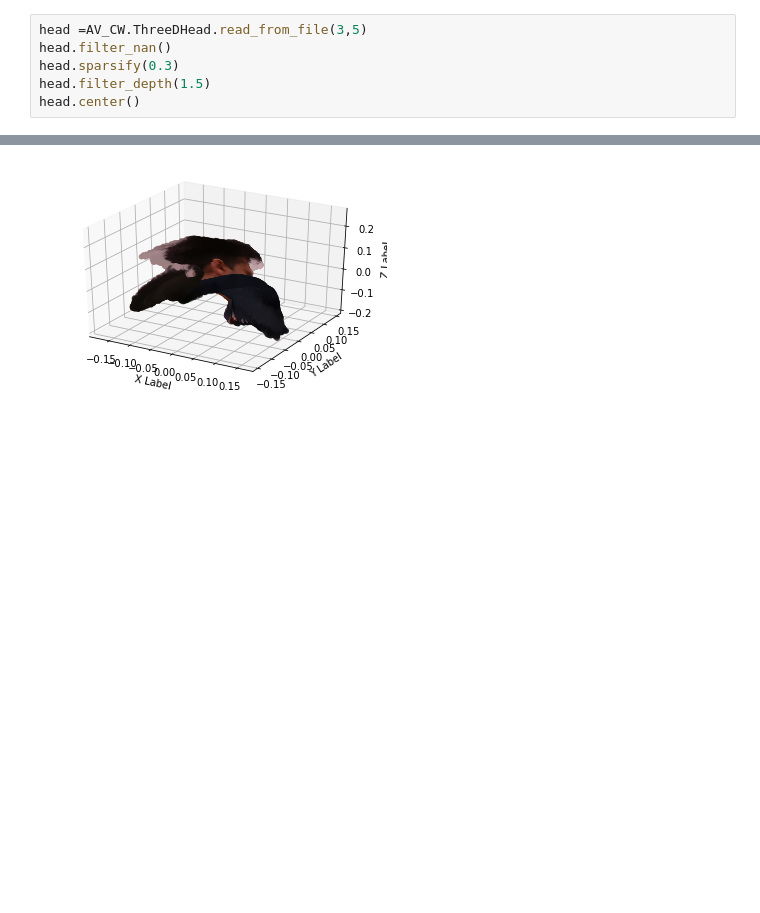
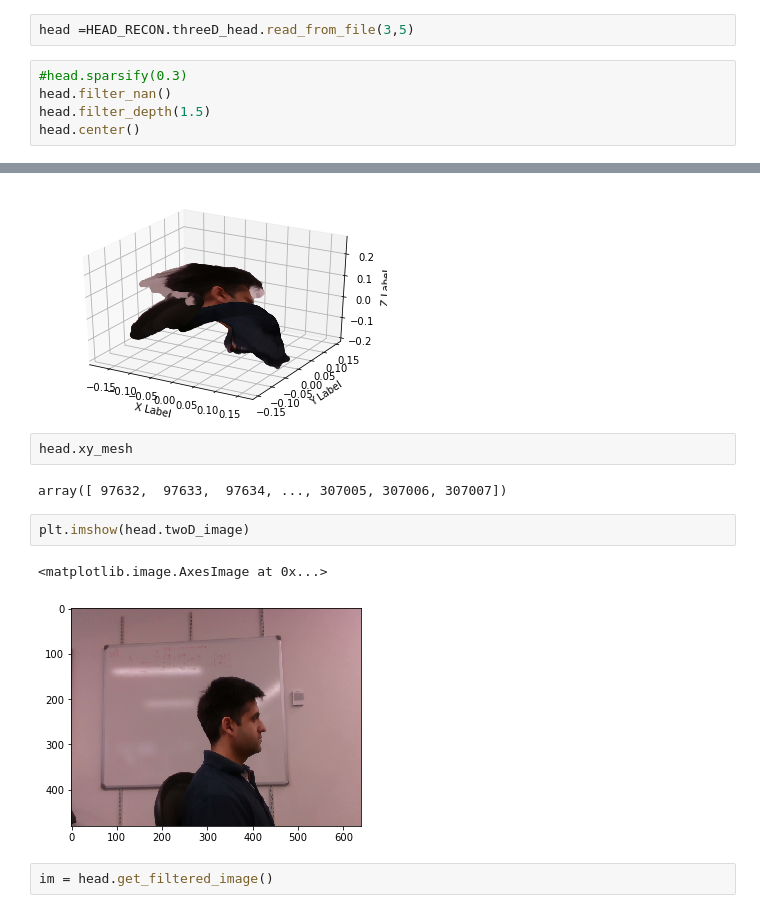
Before and after one commit to yichao-l/head_reconstruct, a Jupyter notebook: AV_CW.ipynb, the cells around one changed output, grey strips where cells are left out. Cells and saved outputs as stored; diff of their text form; blank space fills up the shorter version.

Commit message:
Added Comments and filtered 2d images

```diff
--- a/AV_CW.ipynb
+++ b/AV_CW.ipynb
@@ -11,10 +11,11 @@ import AV_CW
 # %% [output]
 The autoreload extension is already loaded. To reload it, use:
   %reload_ext autoreload
+# %%
+head =HEAD_RECON.threeD_head.read_from_file(3,5)
 # %%
-head =AV_CW.ThreeDHead.read_from_file(3,5)
+#head.sparsify(0.3)
 head.filter_nan()
-head.sparsify(0.3)
 head.filter_depth(1.5)
 head.center()
 # %%
@@ -42,3 +40,14 @@ ax.set_zlabel('Z Label')
 plt.show()
 # %% [output]
 [figure]
+# %%
+head.xy_mesh
+# %% [output]
+array([ 97632,  97633,  97634, ..., 307005, 307006, 307007])
+# %%
+plt.imshow(head.twoD_image)
+# %% [output]
+<matplotlib.image.AxesImage at 0x...>
+[figure, added]
+# %%
+im = head.get_filtered_image()
```
Also changed, not shown: parts of 5 cells of this notebook, 2 other files.
